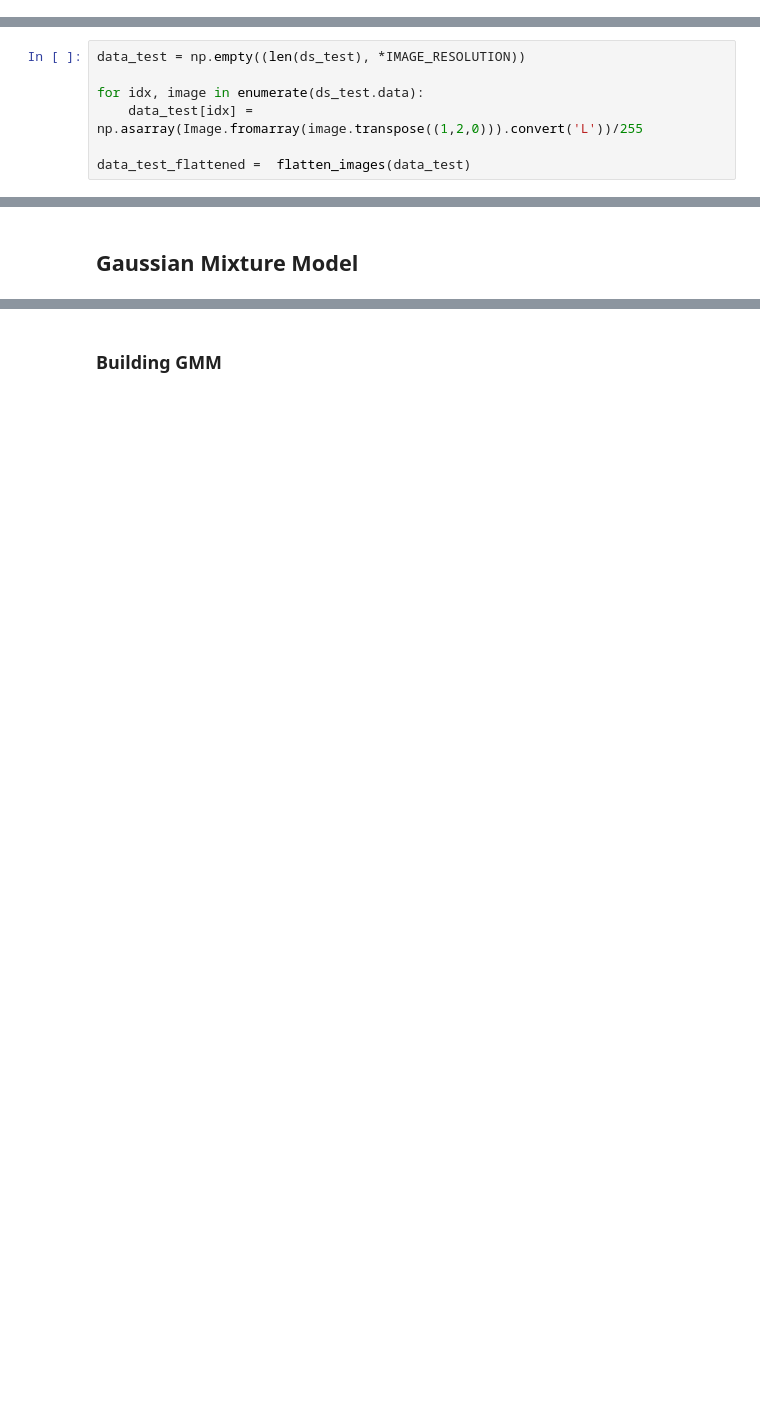
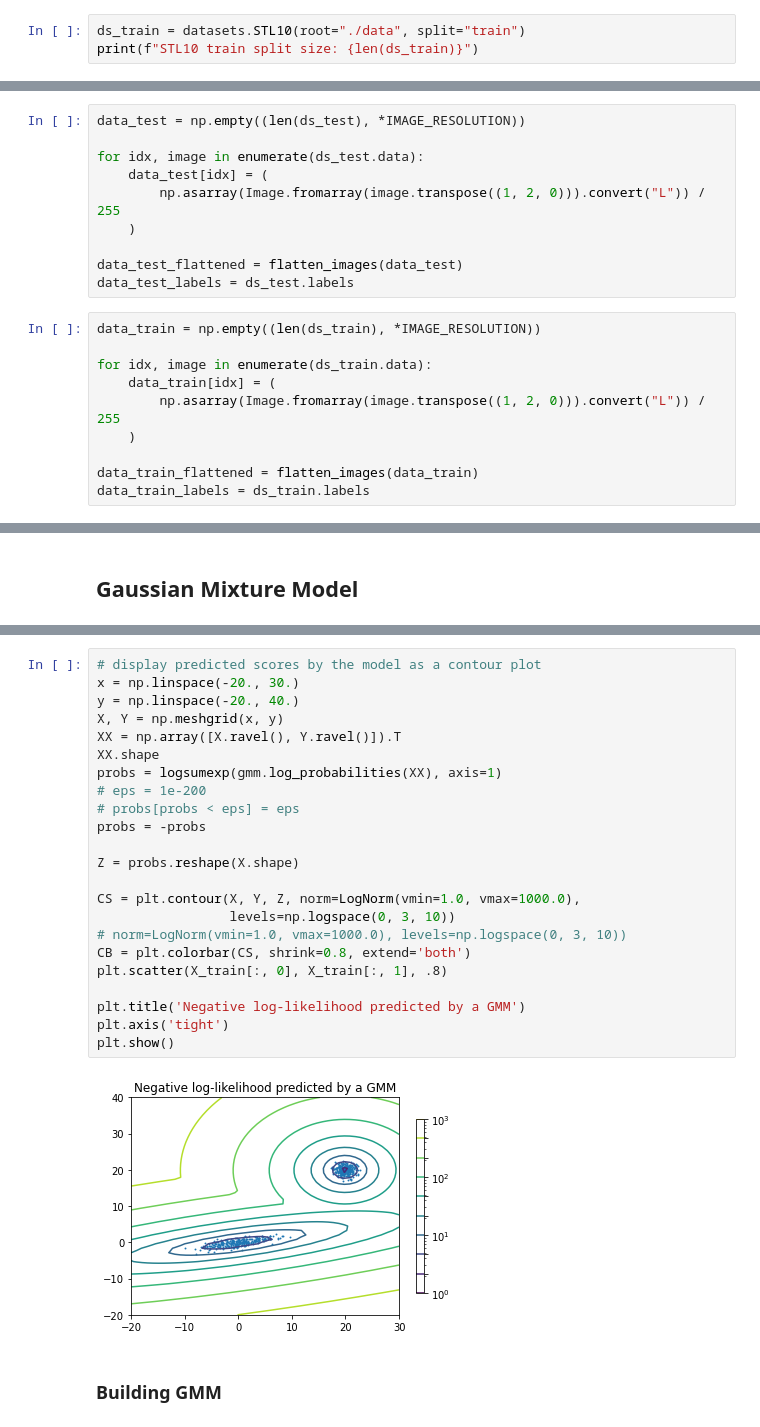
Before and after one commit to peeeyow/stl10-pca-gmm-experiment, a Jupyter notebook: stl10_pca_gmm_experiment.ipynb, the cells around one changed output, grey strips where cells are left out. Drawn from its saved outputs; the diff is of its cells as text; blank space fills up the shorter version.

```diff
--- a/stl10_pca_gmm_experiment.ipynb
+++ b/stl10_pca_gmm_experiment.ipynb
@@ -128,3 +130,6 @@ ds_test = datasets.STL10(root="./data", split="test")
 print(f"STL10 test split size: {len(ds_test)}")
 # %% [output]
 STL10 test split size: 8000
+# %%
+ds_train = datasets.STL10(root="./data", split="train")
+print(f"STL10 train split size: {len(ds_train)}")
@@ -148,9 +159,22 @@ data_unlabeled_flattened =  flatten_images(data_unlabeled)
 data_test = np.empty((len(ds_test), *IMAGE_RESOLUTION))
 
 for idx, image in enumerate(ds_test.data):
-    data_test[idx] = np.asarray(Image.fromarray(image.transpose((1,2,0))).convert('L'))/255
+    data_test[idx] = (
+        np.asarray(Image.fromarray(image.transpose((1, 2, 0))).convert("L")) / 255
+    )
 
-data_test_flattened =  flatten_images(data_test)
+data_test_flattened = flatten_images(data_test)
+data_test_labels = ds_test.labels
+# %%
+data_train = np.empty((len(ds_train), *IMAGE_RESOLUTION))
+
+for idx, image in enumerate(ds_train.data):
+    data_train[idx] = (
+        np.asarray(Image.fromarray(image.transpose((1, 2, 0))).convert("L")) / 255
+    )
+
+data_train_flattened = flatten_images(data_train)
+data_train_labels = ds_train.labels
 # %% [markdown]
 ### Plotting Function
 The function `plot_sample` will be used to plot some images of a given data.
@@ -793,3 +886,28 @@ class GMM:
+# %%
+# display predicted scores by the model as a contour plot
+x = np.linspace(-20., 30.)
+y = np.linspace(-20., 40.)
+X, Y = np.meshgrid(x, y)
+XX = np.array([X.ravel(), Y.ravel()]).T
+XX.shape
+probs = logsumexp(gmm.log_probabilities(XX), axis=1)
+# eps = 1e-200
+# probs[probs < eps] = eps
+probs = -probs
+
+Z = probs.reshape(X.shape)
+
+CS = plt.contour(X, Y, Z, norm=LogNorm(vmin=1.0, vmax=1000.0),
+                 levels=np.logspace(0, 3, 10))
+# norm=LogNorm(vmin=1.0, vmax=1000.0), levels=np.logspace(0, 3, 10))
+CB = plt.colorbar(CS, shrink=0.8, extend='both')
+plt.scatter(X_train[:, 0], X_train[:, 1], .8)
+
+plt.title('Negative log-likelihood predicted by a GMM')
+plt.axis('tight')
+plt.show()
+# %% [output]
+[figure, added]
 # %% [markdown]
 ### Building GMM
 # %%
```
Also changed, not shown: parts of 23 cells of this notebook.
